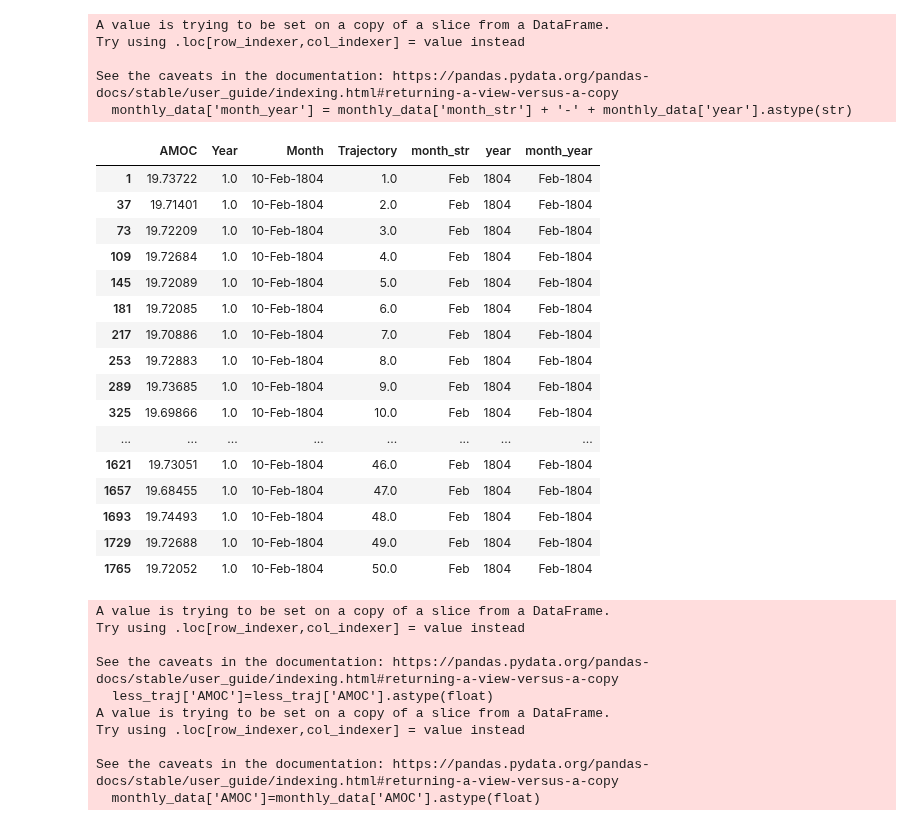
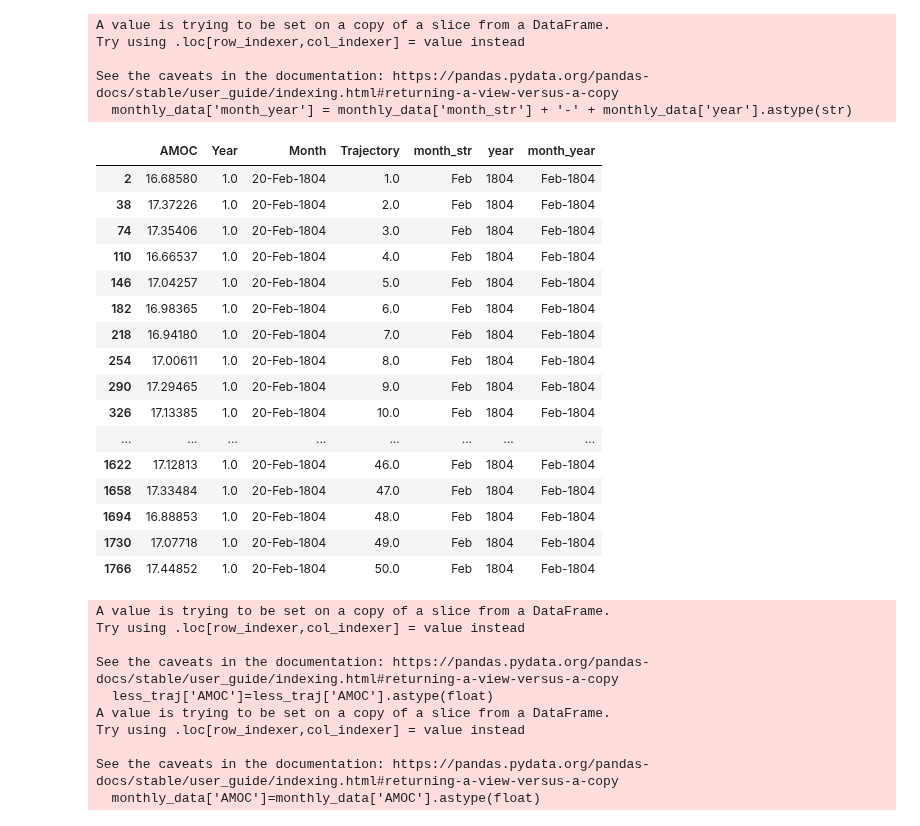
Before and after one commit to amethystaurora-robo/plasim_rare_events, a Jupyter notebook: traj_analysis.ipynb, the cells around one changed output. Saved outputs shown, nothing was run; the diff lists cells and outputs as text; code cells hidden in the pictures.

```diff
--- a/traj_analysis.ipynb
+++ b/traj_analysis.ipynb
@@ -179,26 +179,26 @@ Try using .loc[row_indexer,col_indexer] = value instead
 See the caveats in the documentation: https://pandas.pydata.org/pandas-docs/stable/user_guide/indexing.html#returning-a-view-versus-a-copy
   monthly_data['month_year'] = monthly_data['month_str'] + '-' + monthly_data['year'].astype(str)
 # %%
-first_month = monthly_data.loc[monthly_data['Month']=='10-Feb-1804']
+first_month = monthly_data.loc[monthly_data['Month']=='20-Feb-1804']
 first_month.head(50)
 # %% [output]
 |  | AMOC | Year | Month | Trajectory | month_str | year | month_year |
-| 1 | 19.73722 | 1.0 | 10-Feb-1804 | 1.0 | Feb | 1804 | Feb-1804 |
-| 37 | 19.71401 | 1.0 | 10-Feb-1804 | 2.0 | Feb | 1804 | Feb-1804 |
-| 73 | 19.72209 | 1.0 | 10-Feb-1804 | 3.0 | Feb | 1804 | Feb-1804 |
-| 109 | 19.72684 | 1.0 | 10-Feb-1804 | 4.0 | Feb | 1804 | Feb-1804 |
-| 145 | 19.72089 | 1.0 | 10-Feb-1804 | 5.0 | Feb | 1804 | Feb-1804 |
-| 181 | 19.72085 | 1.0 | 10-Feb-1804 | 6.0 | Feb | 1804 | Feb-1804 |
-| 217 | 19.70886 | 1.0 | 10-Feb-1804 | 7.0 | Feb | 1804 | Feb-1804 |
-| 253 | 19.72883 | 1.0 | 10-Feb-1804 | 8.0 | Feb | 1804 | Feb-1804 |
-| 289 | 19.73685 | 1.0 | 10-Feb-1804 | 9.0 | Feb | 1804 | Feb-1804 |
-| 325 | 19.69866 | 1.0 | 10-Feb-1804 | 10.0 | Feb | 1804 | Feb-1804 |
+| 2 | 16.68580 | 1.0 | 20-Feb-1804 | 1.0 | Feb | 1804 | Feb-1804 |
+| 38 | 17.37226 | 1.0 | 20-Feb-1804 | 2.0 | Feb | 1804 | Feb-1804 |
+| 74 | 17.35406 | 1.0 | 20-Feb-1804 | 3.0 | Feb | 1804 | Feb-1804 |
+| 110 | 16.66537 | 1.0 | 20-Feb-1804 | 4.0 | Feb | 1804 | Feb-1804 |
+| 146 | 17.04257 | 1.0 | 20-Feb-1804 | 5.0 | Feb | 1804 | Feb-1804 |
+| 182 | 16.98365 | 1.0 | 20-Feb-1804 | 6.0 | Feb | 1804 | Feb-1804 |
+| 218 | 16.94180 | 1.0 | 20-Feb-1804 | 7.0 | Feb | 1804 | Feb-1804 |
+| 254 | 17.00611 | 1.0 | 20-Feb-1804 | 8.0 | Feb | 1804 | Feb-1804 |
+| 290 | 17.29465 | 1.0 | 20-Feb-1804 | 9.0 | Feb | 1804 | Feb-1804 |
+| 326 | 17.13385 | 1.0 | 20-Feb-1804 | 10.0 | Feb | 1804 | Feb-1804 |
 | ... | ... | ... | ... | ... | ... | ... | ... |
-| 1621 | 19.73051 | 1.0 | 10-Feb-1804 | 46.0 | Feb | 1804 | Feb-1804 |
-| 1657 | 19.68455 | 1.0 | 10-Feb-1804 | 47.0 | Feb | 1804 | Feb-1804 |
-| 1693 | 19.74493 | 1.0 | 10-Feb-1804 | 48.0 | Feb | 1804 | Feb-1804 |
-| 1729 | 19.72688 | 1.0 | 10-Feb-1804 | 49.0 | Feb | 1804 | Feb-1804 |
-| 1765 | 19.72052 | 1.0 | 10-Feb-1804 | 50.0 | Feb | 1804 | Feb-1804 |
+| 1622 | 17.12813 | 1.0 | 20-Feb-1804 | 46.0 | Feb | 1804 | Feb-1804 |
+| 1658 | 17.33484 | 1.0 | 20-Feb-1804 | 47.0 | Feb | 1804 | Feb-1804 |
+| 1694 | 16.88853 | 1.0 | 20-Feb-1804 | 48.0 | Feb | 1804 | Feb-1804 |
+| 1730 | 17.07718 | 1.0 | 20-Feb-1804 | 49.0 | Feb | 1804 | Feb-1804 |
+| 1766 | 17.44852 | 1.0 | 20-Feb-1804 | 50.0 | Feb | 1804 | Feb-1804 |
 # %%
 less_traj = monthly_data.loc[monthly_data['Trajectory']<=5]
 less_traj['AMOC']=less_traj['AMOC'].astype(float)
```
Also changed, not shown: parts of 5 cells of this notebook, 1 other file.
